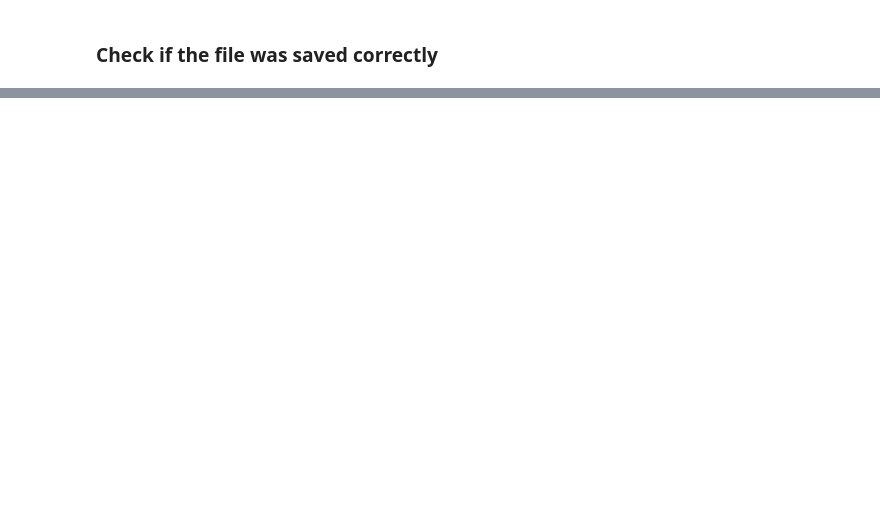
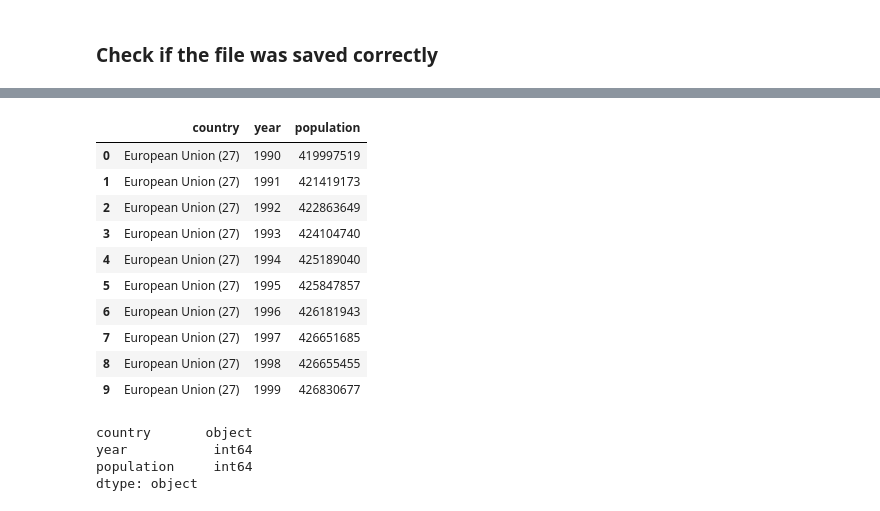
Before and after one commit to kl-engineer/energy-transition-de-project, a Jupyter notebook: notebooks/01_co2_exploration.ipynb, the cells around one changed output, grey strips where cells are left out. Cells and saved outputs as stored; diff of their text form; code cells hidden in the pictures; blank space fills up the shorter version.

```diff
--- a/notebooks/01_co2_exploration.ipynb
+++ b/notebooks/01_co2_exploration.ipynb
@@ -264,0 +288,21 @@ pd.read_csv("../data/processed/co2_poland_eu.csv").head(10)
+# %%
+pd.read_csv("../data/processed/population_poland_eu.csv").head(10)
+# %% [output]
+|  | country | year | population |
+| 0 | European Union (27) | 1990 | 419997519 |
+| 1 | European Union (27) | 1991 | 421419173 |
+| 2 | European Union (27) | 1992 | 422863649 |
+| 3 | European Union (27) | 1993 | 424104740 |
+| 4 | European Union (27) | 1994 | 425189040 |
+| 5 | European Union (27) | 1995 | 425847857 |
+| 6 | European Union (27) | 1996 | 426181943 |
+| 7 | European Union (27) | 1997 | 426651685 |
+| 8 | European Union (27) | 1998 | 426655455 |
+| 9 | European Union (27) | 1999 | 426830677 |
+# %%
+population_df.dtypes
+# %% [output]
+country       object
+year           int64
+population     int64
+dtype: object
```
Also changed, not shown: parts of 4 cells of this notebook, 1 other file.
